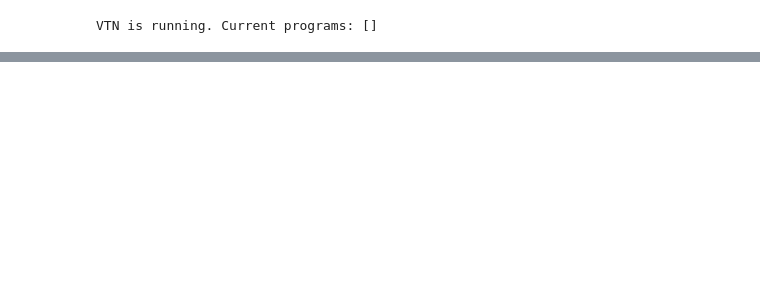
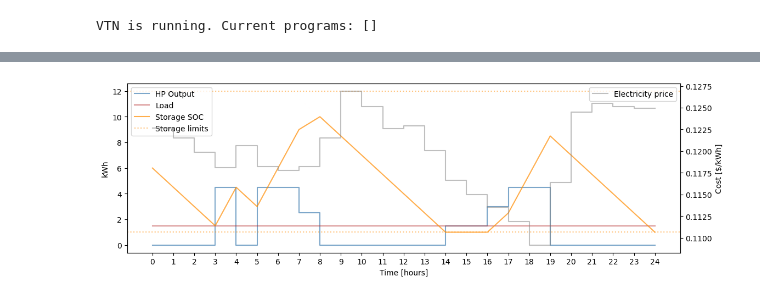
Before and after one commit to anandkp92/annex96-a3-hotwater, a Jupyter notebook: quickstart.ipynb, the cells around one changed output, grey strips where cells are left out. Saved outputs shown, nothing was run; the diff lists cells and outputs as text; code cells hidden in the pictures; blank space fills up the shorter version.

```diff
--- a/quickstart.ipynb
+++ b/quickstart.ipynb
@@ -267,7 +261,7 @@ for evt in events:
     print(f"  Start: {evt.get('intervalPeriod', {}).get('start', 'N/A')}")
     print(f"  Intervals: {len(evt['intervals'])}")
     print(f"  Prices (USD/kWh):")
-    for interval in evt["intervals"]:
+    for interval in sorted(evt["intervals"], key=lambda x: x["id"]):
         for payload in interval["payloads"]:
             if payload["type"] == "PRICE":
                 print(f"    Hour {interval['id']:2d}: ${payload['values'][0]:.5f}")
@@ -304,8 +300,9 @@ Use the Easy Shift algorithm to convert the price signals from the VTN into an o
 # %%
-from controls import easy_shift, get_storage, iteration_plot
+from controls.hpwh_load_shift_lp import hpwh_load_shift, simulate_soc, iteration_plot
+# Swap the import below to use the greedy heuristic instead:
+# from controls.hpwh_load_shift_heuristic import hpwh_load_shift, simulate_soc, iteration_plot
 
 # --- Extract prices from the VEN event (Step 5) ---
-# Use the first event's price intervals
 evt = events[0]
 prices = []
 for interval in sorted(evt["intervals"], key=lambda x: x["id"]):
@@ -320,49 +317,35 @@ print(f"Prices ($/kWh): {prices}")
 # --- HPWH parameters ---
 max_hp_output = 4.5      # kW (heat pump max thermal output)
 min_hp_output = 0.0      # kW (fully variable speed)
-max_storage = 12.0       # kWh (80-gal tank thermal capacity)
-min_storage = 1.0        # kWh (keep small reserve)
-initial_soc = 6.0        # kWh (start half full)
-cop = 3.0                # constant COP for simplicity
+max_storage   = 12.0     # kWh (80-gal tank thermal capacity)
+min_storage   = 1.0      # kWh (keep small reserve)
+initial_soc   = 6.0      # kWh (start half full)
+cop           = 3.0      # constant COP for simplicity
+avg_draw      = 1.5      # kWh per hour (typical residential draw)
 
-# Assume uniform hot water draw across the window
-avg_draw = 1.5  # kWh per hour (typical residential draw)
-load_per_hour = [avg_draw] * horizon
-
-parameters = {
-    "horizon": horizon,
-    "elec_costs": prices,
-    "load": {"type": "hourly", "value": load_per_hour},
-    "control": {
-        "max": [max_hp_output] * horizon,
-        "min": [min_hp_output] * horizon,
-        "units": "Heat Pump Output [kWh]",
-        "name": "HPWH Operation",
-    },
-    "constraints": {
-        "storage_capacity": True,
-        "max_storage": max_storage,
-        "min_storage": min_storage,
-        "initial_soc": initial_soc,
-        "cheaper_hours": True,
-    },
-    "hardware": {
-        "heatpump": True,
-        "COP": [cop] * horizon,
-    },
-    "price_structure_name": "eTOU-Dyn",
+params = {
+    "n":                      horizon,
+    "price":                  prices,
+    "load":                   [avg_draw] * horizon,
+    "cop":                    [cop] * horizon,
+    "initial_soc":            initial_soc,
+    "min_storage_capacity":   min_storage,
+    "max_storage_capacity":   max_storage,
+    "min_input":              min_hp_output,
+    "max_input":              max_hp_output,
 }
 
-# --- Run Easy Shift ---
-operation, converged = easy_shift(parameters, verbose=True)
+# --- Run LP Scheduler ---
+schedule, converged = hpwh_load_shift(params, verbose=True)
 
 print(f"\nConverged: {converged}")
 print(f"\nHourly schedule (kWh):")
 for i in range(horizon):
-    on_off = "ON " if operation["control"][i] > 0 else "OFF"
-    print(f"  Hour {i:2d}: {on_off}  {operation['control'][i]:5.2f} kWh  @ ${prices[i]:.5f}/kWh  cost=${operation['cost'][i]:.5f}")
+    on_off = "ON " if schedule["control"][i] > 0.01 else "OFF"
+    print(f"  Hour {i:2d}: {on_off}  {schedule['control'][i]:5.2f} kWh  @ ${prices[i]:.5f}/kWh  cost=${schedule['cost'][i]:.5f}")
 
-print(f"\nTotal electricity cost: ${sum(operation['cost']):.5f}")
+print(f"\nTotal electricity cost: ${sum(schedule['cost']):.5f}")
 
 # --- Plot ---
-iteration_plot(operation, parameters)
+iteration_plot(schedule, params)
+# %% [output]
@@ -369,3 +369,4 @@ iteration_plot(operation, parameters)
+[figure, added]
 # %% [markdown]
 ## Step 7: Generate CTA-2045 Schedule
 
```
Also changed, not shown: parts of 14 cells of this notebook, 27 other files.
